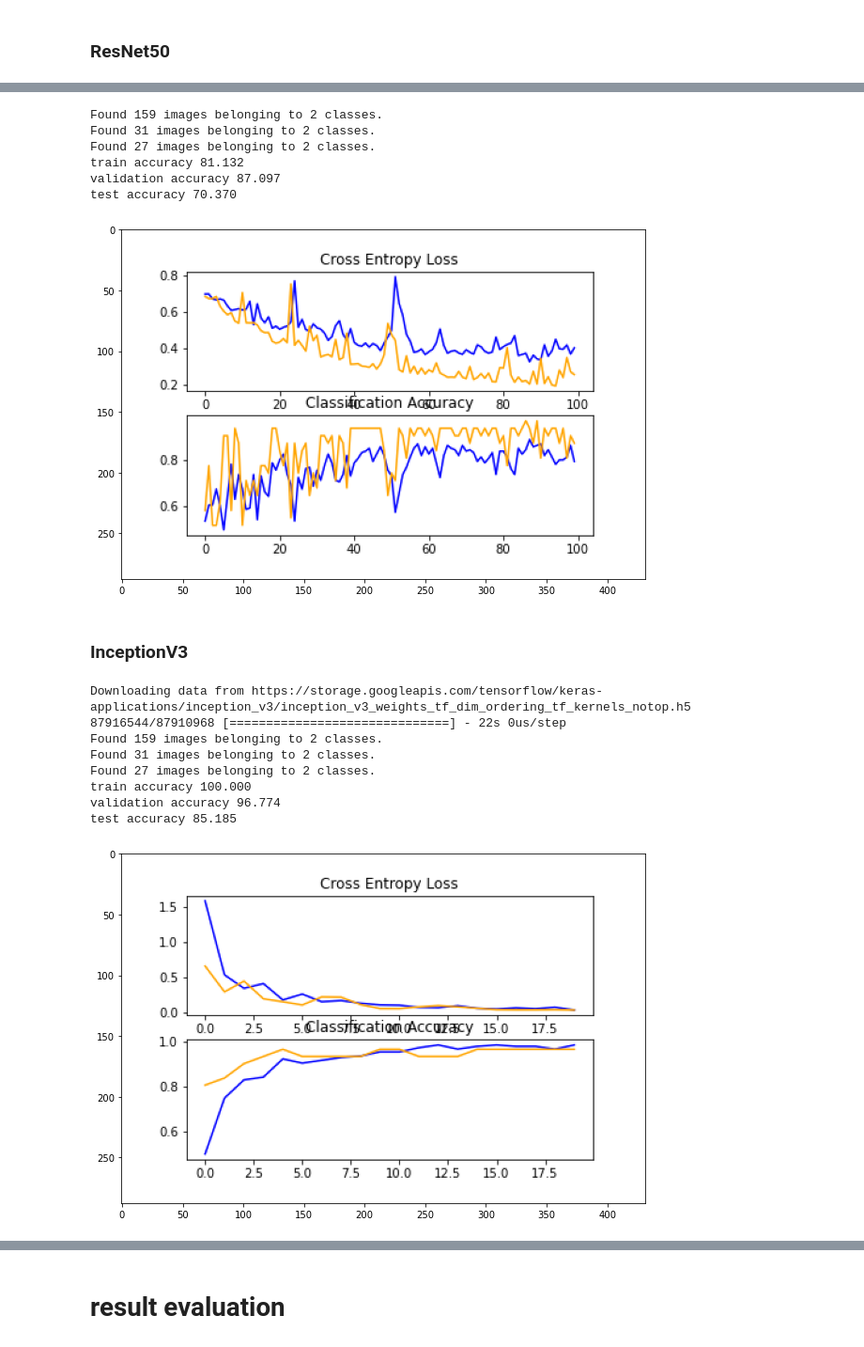
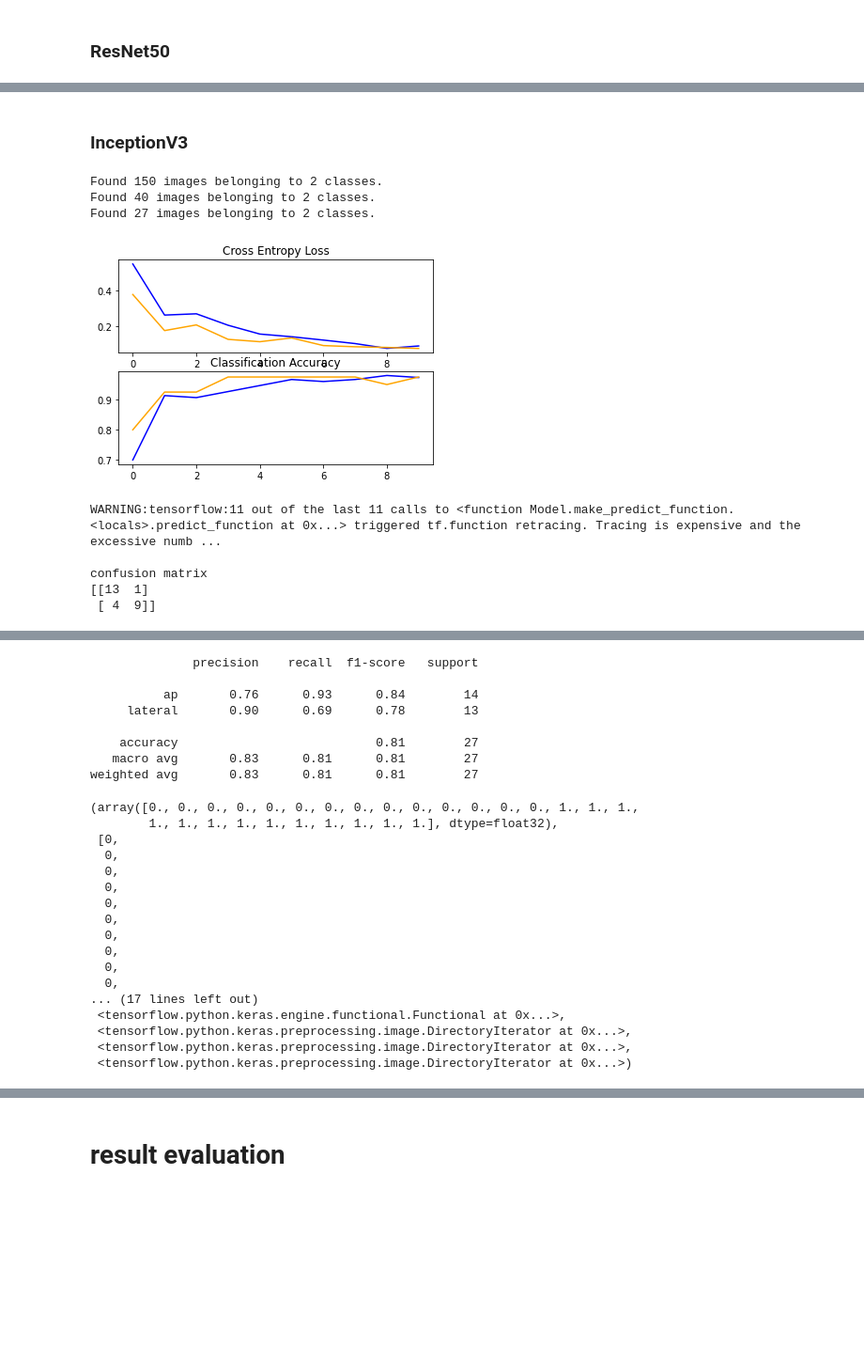
Before and after one commit to ck-unifr/x-ray_image_classification, a Jupyter notebook: x-ray_image_classification.ipynb, the cells around one changed output, grey strips where cells are left out. Shown at 94% size. Saved outputs shown, nothing was run; the diff lists cells and outputs as text; code cells hidden in the pictures; blank space fills up the shorter version.

```diff
--- a/x-ray_image_classification.ipynb
+++ b/x-ray_image_classification.ipynb
@@ -366,7 +366,7 @@ def plot_learning_curves(history):
     return
 
 
-def plot_comfusion_matrix(y_test, y_pred):
+def plot_confusion_matrix(y_test, y_pred):
     # compute the confusion matrix
     confusion_mtx = confusion_matrix(y_test, y_pred)
     # plot the confusion matrix
@@ -484,7 +484,7 @@ def run_test(model,
 
     print('\nconfusion matrix')
     print(confusion_matrix(y_test, y_pred))
-    plot_comfusion_matrix(y_test, y_pred)
+    plot_confusion_matrix(y_test, y_pred)
 
     print(classification_report(y_test, y_pred, target_names=target_names))
 
@@ -818,14 +751,3 @@ test accuracy 59.259
-# %%
-resnet50_model = create_resnet50_model(img_shape=img_shape)
-run_test(model=resnet50_model, img_size=(img_shape[0], img_shape[1]), epochs=100, augment_data=True)
-# %% [output]
-Found 159 images belonging to 2 classes.
-Found 31 images belonging to 2 classes.
-Found 27 images belonging to 2 classes.
-train accuracy 81.132
-validation accuracy 87.097
-test accuracy 70.370
-[figure, removed]
 # %% [markdown]
 ### InceptionV3
 # %%
@@ -845,14 +767,14 @@ def create_inceptionv3_model(img_shape=(256, 256, 3)):
     return model
 # %%
 inceptionv3_model = create_inceptionv3_model(img_shape=img_shape)
-run_test(model=inceptionv3_model, img_size=(img_shape[0], img_shape[1]), epochs=20, augment_data=True)
+_, _, _, _, _, _  = run_test(model=inceptionv3_model, img_size=(img_shape[0], img_shape[1]), epochs=10, augment_data=True)
 # %% [output]
-Downloading data from https://storage.googleapis.com/tensorflow/keras-applications/inception_v3/inception_v3_weights_tf_dim_ordering_tf_kernels_notop.h5
-87916544/87910968 [==============================] - 22s 0us/step
-Found 159 images belonging to 2 classes.
-Found 31 images belonging to 2 classes.
+Found 150 images belonging to 2 classes.
+Found 40 images belonging to 2 classes.
 Found 27 images belonging to 2 classes.
-train accuracy 100.000
-validation accuracy 96.774
-test accuracy 85.185
-[figure, old version]
+[figure, new version]
+WARNING:tensorflow:11 out of the last 11 calls to <function Model.make_predict_function.<locals>.predict_function at 0x...> triggered tf.function retracing. Tracing is expensive and the excessive numb ...
+
+confusion matrix
+[[13  1]
+ [ 4  9]]
@@ -858,0 +782,25 @@ test accuracy 85.185
+              precision    recall  f1-score   support
+
+          ap       0.76      0.93      0.84        14
+     lateral       0.90      0.69      0.78        13
+
+    accuracy                           0.81        27
+   macro avg       0.83      0.81      0.81        27
+weighted avg       0.83      0.81      0.81        27
+(array([0., 0., 0., 0., 0., 0., 0., 0., 0., 0., 0., 0., 0., 0., 1., 1., 1.,
+        1., 1., 1., 1., 1., 1., 1., 1., 1., 1.], dtype=float32),
+ [0,
+  0,
+  0,
+  0,
+  0,
+  0,
+  0,
+  0,
+  0,
+  0,
+... (17 lines left out)
+ <tensorflow.python.keras.engine.functional.Functional at 0x...>,
+ <tensorflow.python.keras.preprocessing.image.DirectoryIterator at 0x...>,
+ <tensorflow.python.keras.preprocessing.image.DirectoryIterator at 0x...>,
+ <tensorflow.python.keras.preprocessing.image.DirectoryIterator at 0x...>)
```
Also changed, not shown: parts of 31 cells of this notebook.
